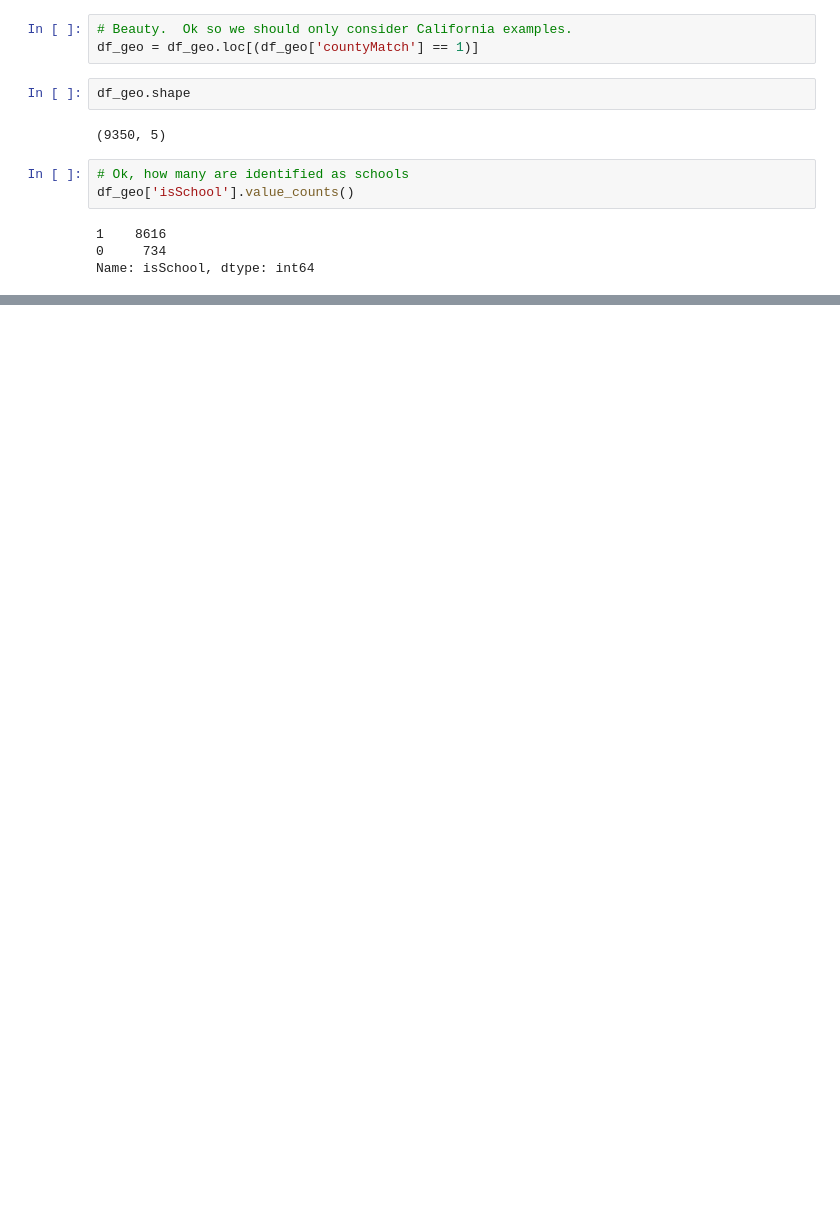
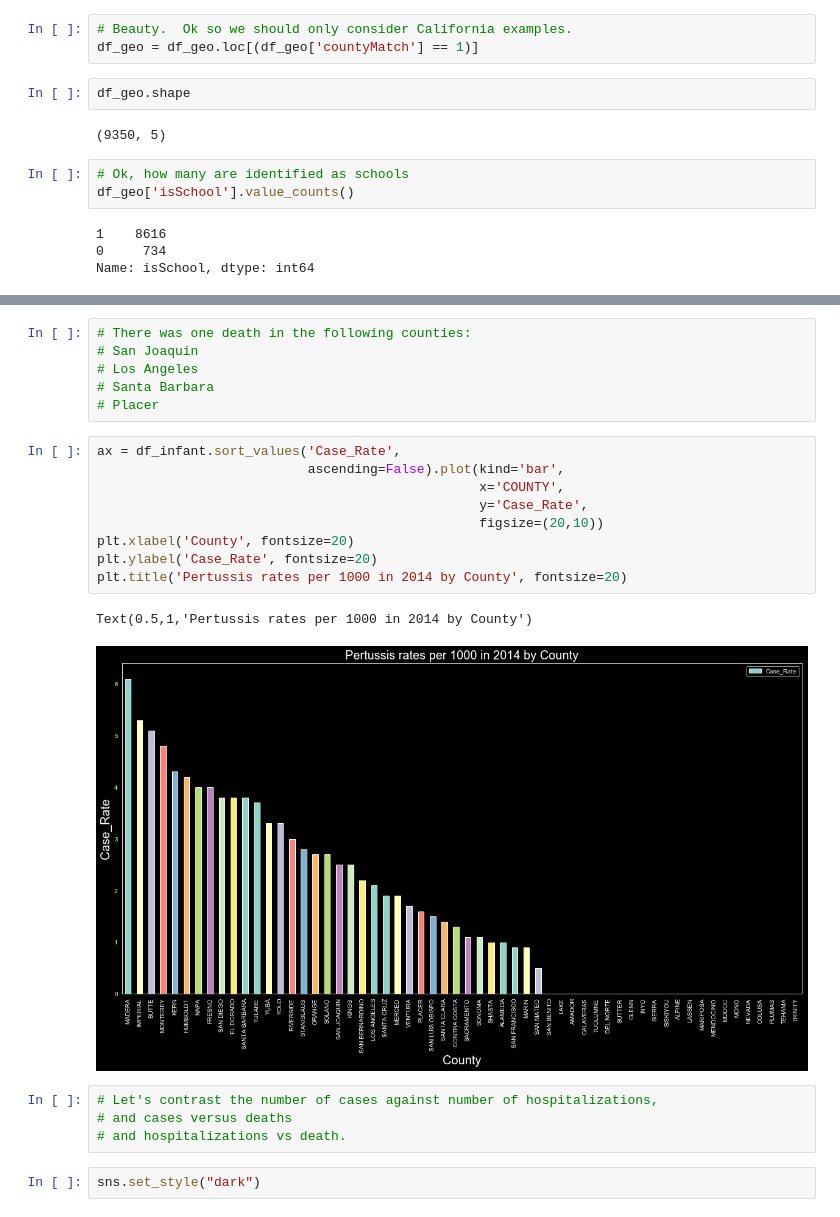
Before and after one commit to dokeeffe87/california_immunization_ds, a Jupyter notebook: eda.ipynb, the cells around one changed output, grey strips where cells are left out. Drawn from its saved outputs; the diff is of its cells as text; blank space fills up the shorter version.

```diff
--- a/eda.ipynb
+++ b/eda.ipynb
@@ -290,0 +413,24 @@ See the caveats in the documentation: http://pandas.pydata.org/pandas-docs/stabl
+# %%
+# There was one death in the following counties:
+# San Joaquin
+# Los Angeles
+# Santa Barbara
+# Placer
+# %%
+ax = df_infant.sort_values('Case_Rate',
+                           ascending=False).plot(kind='bar',
+                                                 x='COUNTY',
+                                                 y='Case_Rate',
+                                                 figsize=(20,10))
+plt.xlabel('County', fontsize=20)
+plt.ylabel('Case_Rate', fontsize=20)
+plt.title('Pertussis rates per 1000 in 2014 by County', fontsize=20)
+# %% [output]
+Text(0.5,1,'Pertussis rates per 1000 in 2014 by County')
+[figure, added]
+# %%
+# Let's contrast the number of cases against number of hospitalizations,
+# and cases versus deaths
+# and hospitalizations vs death.
+# %%
+sns.set_style("dark")
```
Also changed, not shown: parts of 37 cells of this notebook.
